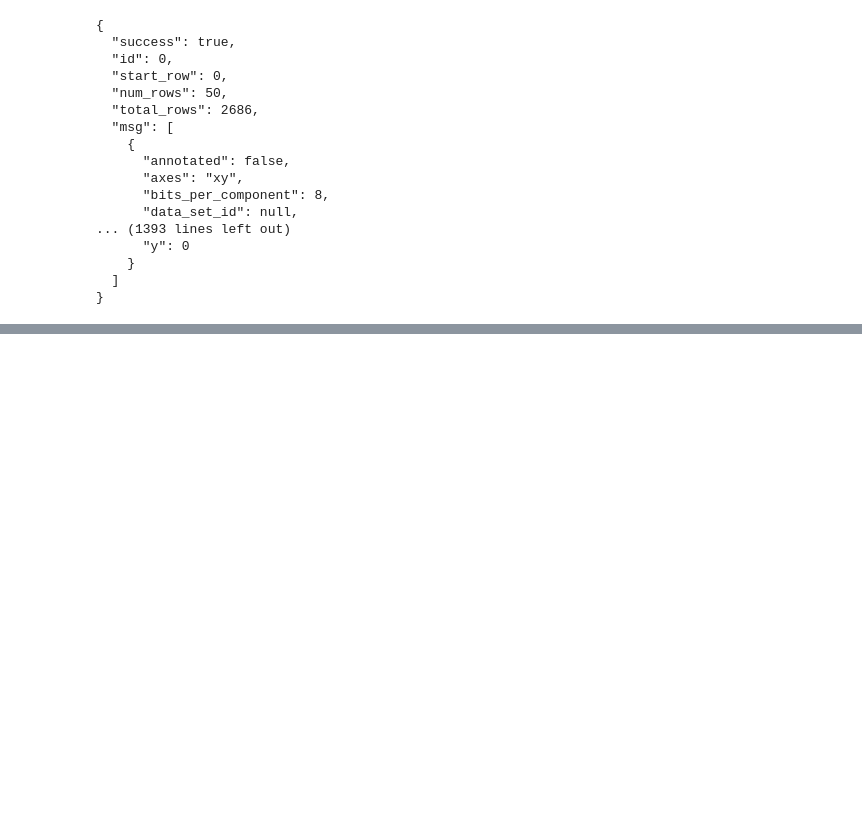
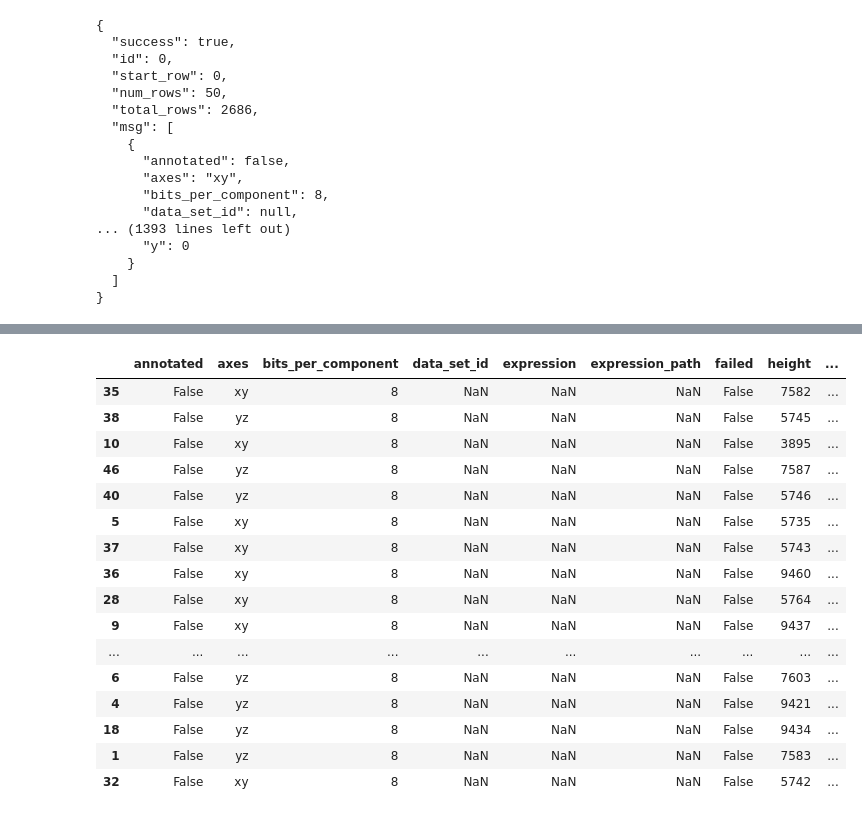
Before and after one commit to reconstrue/brightfield, a Jupyter notebook: content/data_sources/allen_institute/allen_image_stack_packager.ipynb, the cells around one changed output, grey strips where cells are left out. Cells and saved outputs as stored; diff of their text form; code cells hidden in the pictures; blank space fills up the shorter version.

Commit message:
Adds JSON to DataFrame for exploring

```diff
--- a/content/data_sources/allen_institute/allen_image_stack_packager.ipynb
+++ b/content/data_sources/allen_institute/allen_image_stack_packager.ipynb
@@ -103,0 +137,34 @@ print(json.dumps(eg_data, indent=2))
+# %%
+rows_json = eg_data["msg"]
+
+# Write to FS
+processed_json_file_name = "/content/query_trimmed.json"
+with open(processed_json_file_name, 'w') as json_dest_file:
+  json.dump(rows_json, json_dest_file)
+
+# Test that
+with open(processed_json_file_name) as f:
+  test_data = json.load(f)
+
+print(json.dumps(test_data, indent=2))
+# %%
+query_df = pandas.read_json(processed_json_file_name)
+query_df.sort_values(by=['id'])
+# %% [output]
+|  | annotated | axes | bits_per_component | data_set_id | expression | expression_path | failed | height | ... |
+| 35 | False | xy | 8 | NaN | NaN | NaN | False | 7582 | ... |
+| 38 | False | yz | 8 | NaN | NaN | NaN | False | 5745 | ... |
+| 10 | False | xy | 8 | NaN | NaN | NaN | False | 3895 | ... |
+| 46 | False | yz | 8 | NaN | NaN | NaN | False | 7587 | ... |
+| 40 | False | yz | 8 | NaN | NaN | NaN | False | 5746 | ... |
+| 5 | False | xy | 8 | NaN | NaN | NaN | False | 5735 | ... |
+| 37 | False | xy | 8 | NaN | NaN | NaN | False | 5743 | ... |
+| 36 | False | xy | 8 | NaN | NaN | NaN | False | 9460 | ... |
+| 28 | False | xy | 8 | NaN | NaN | NaN | False | 5764 | ... |
+| 9 | False | xy | 8 | NaN | NaN | NaN | False | 9437 | ... |
+| ... | ... | ... | ... | ... | ... | ... | ... | ... | ... |
+| 6 | False | yz | 8 | NaN | NaN | NaN | False | 7603 | ... |
+| 4 | False | yz | 8 | NaN | NaN | NaN | False | 9421 | ... |
+| 18 | False | yz | 8 | NaN | NaN | NaN | False | 9434 | ... |
+| 1 | False | yz | 8 | NaN | NaN | NaN | False | 7583 | ... |
+| 32 | False | xy | 8 | NaN | NaN | NaN | False | 5742 | ... |
```
Also changed, not shown: parts of 11 cells of this notebook.
